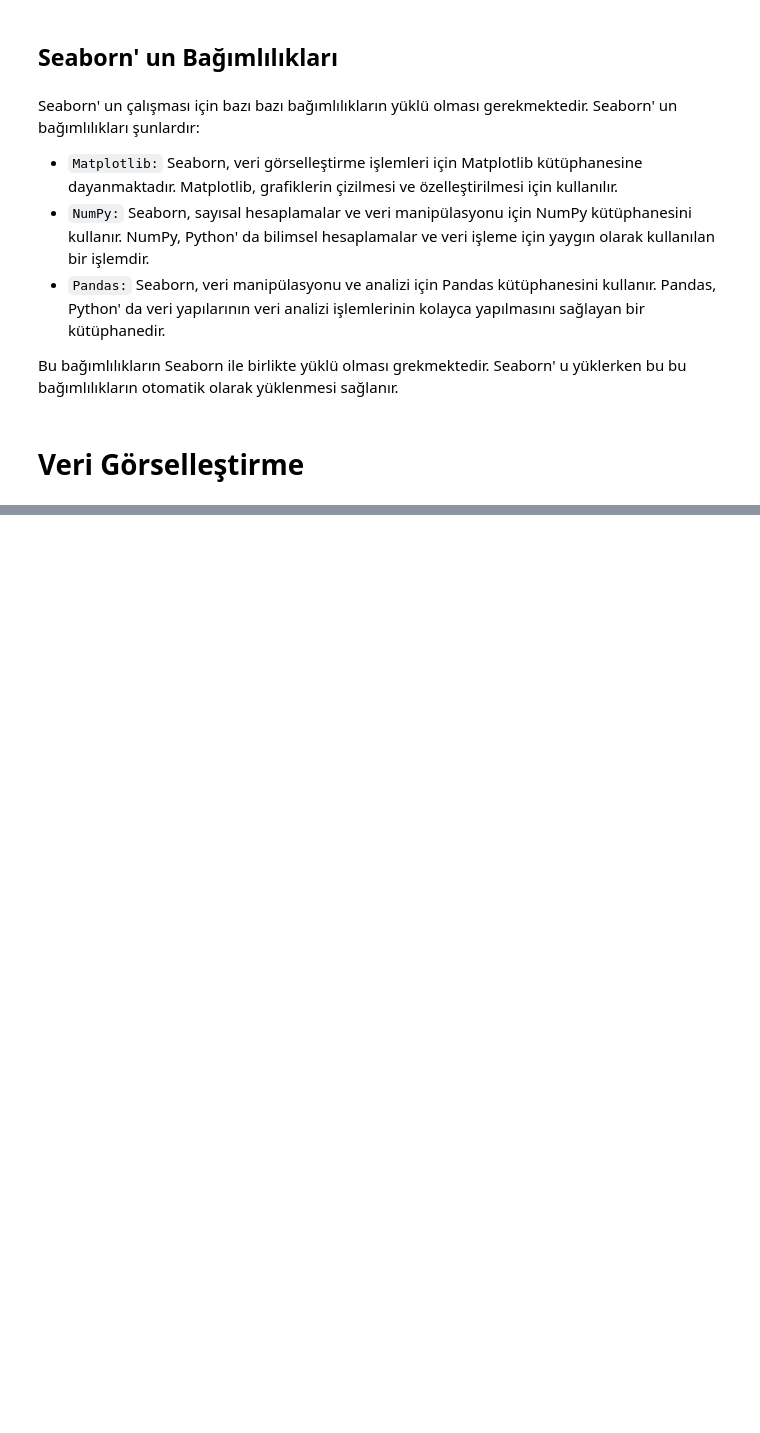
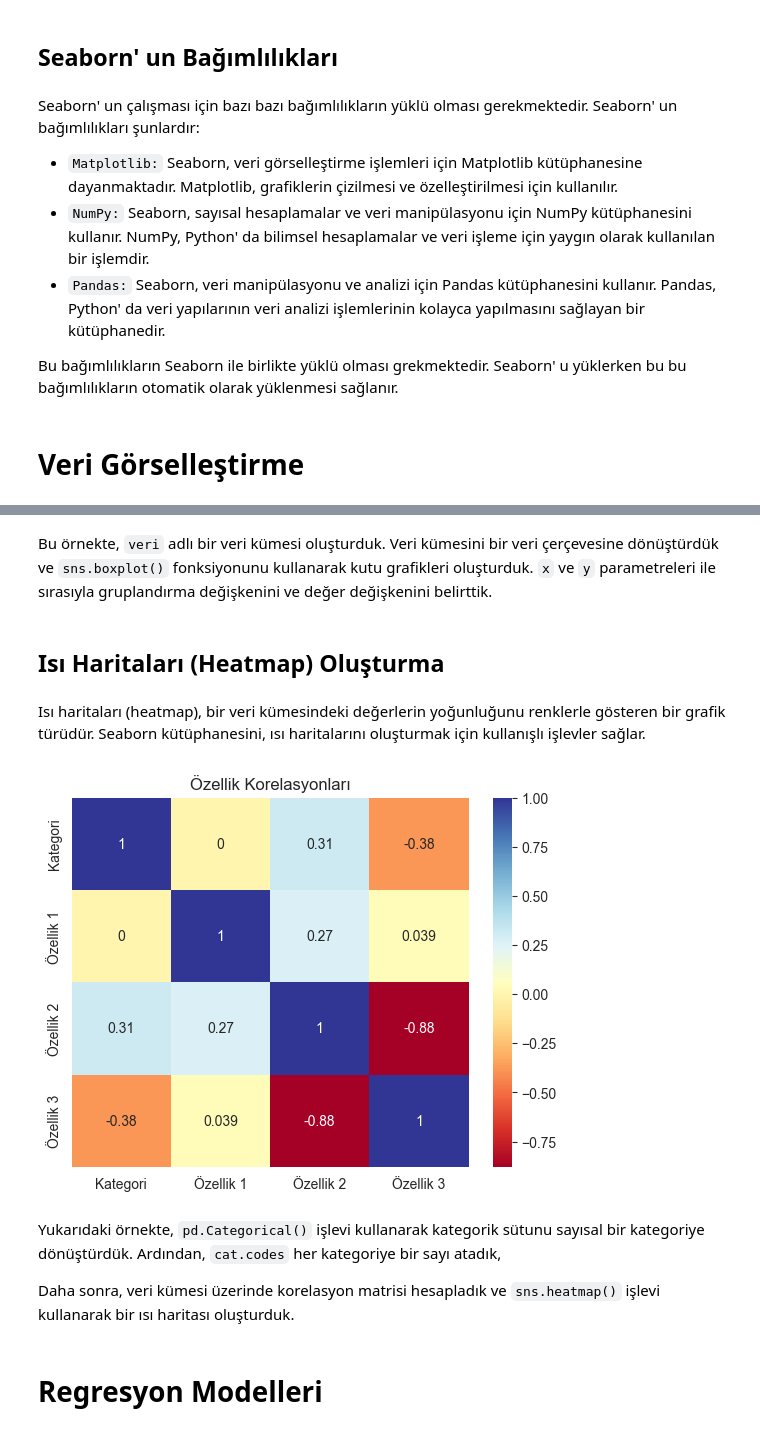
Before and after one commit to suleymangzy/Fundamentals-of-AI, a Jupyter notebook: DataVisualization/DataVisualization.ipynb, the cells around one changed output, grey strips where cells are left out. Drawn from its saved outputs; the diff is of its cells as text; code cells hidden in the pictures; blank space fills up the shorter version.

```diff
--- a/DataVisualization/DataVisualization.ipynb
+++ b/DataVisualization/DataVisualization.ipynb
@@ -24,0 +50,32 @@ Veri görselleştirme, verilerin grafikler,
+# %% [markdown]
+Bu örnekte, `veri` adlı bir veri kümesi oluşturduk. Veri kümesini bir veri çerçevesine dönüştürdük ve `sns.boxplot()` fonksiyonunu kullanarak kutu grafikleri oluşturduk. `x` ve `y` parametreleri ile sırasıyla gruplandırma değişkenini ve değer değişkenini belirttik.
+# %% [markdown]
+## Isı Haritaları (Heatmap) Oluşturma
+# %% [markdown]
+Isı haritaları (heatmap), bir veri kümesindeki değerlerin yoğunluğunu renklerle gösteren bir grafik türüdür. Seaborn kütüphanesini, ısı haritalarını oluşturmak için kullanışlı işlevler sağlar.
+# %%
+veri = {'Kategori': ['A', 'A', 'A', 'B', 'B', 'B', 'C', 'C', 'C'],
+'Özellik 1': [3, 4, 2, 1, 5, 2, 3, 2, 4],
+'Özellik 2': [1, 2, 3, 4, 5, 1, 2, 3, 4],
+'Özellik 3': [4, 3, 2, 1, 2, 4, 3, 2, 1]}
+
+df = pd.DataFrame(veri)
+
+df['Kategori'] = pd.Categorical(df['Kategori'])
+df['Kategori'] = df['Kategori'].cat.codes
+
+korelasyon = df.corr()
+
+sns.heatmap(korelasyon, annot=True, cmap='RdYlBu')
+
+plt.title('Özellik Korelasyonları')
+
+plt.show()
+# %% [output]
+[figure, added]
+# %% [markdown]
+Yukarıdaki örnekte, `pd.Categorical()` işlevi kullanarak kategorik sütunu sayısal bir kategoriye dönüştürdük. Ardından, `cat.codes` her kategoriye bir sayı atadık,
+
+Daha sonra, veri kümesi üzerinde korelasyon matrisi hesapladık ve `sns.heatmap()` işlevi kullanarak bir ısı haritası oluşturduk.
+# %% [markdown]
+# Regresyon Modelleri
```
Also changed, not shown: parts of 5 cells of this notebook.
